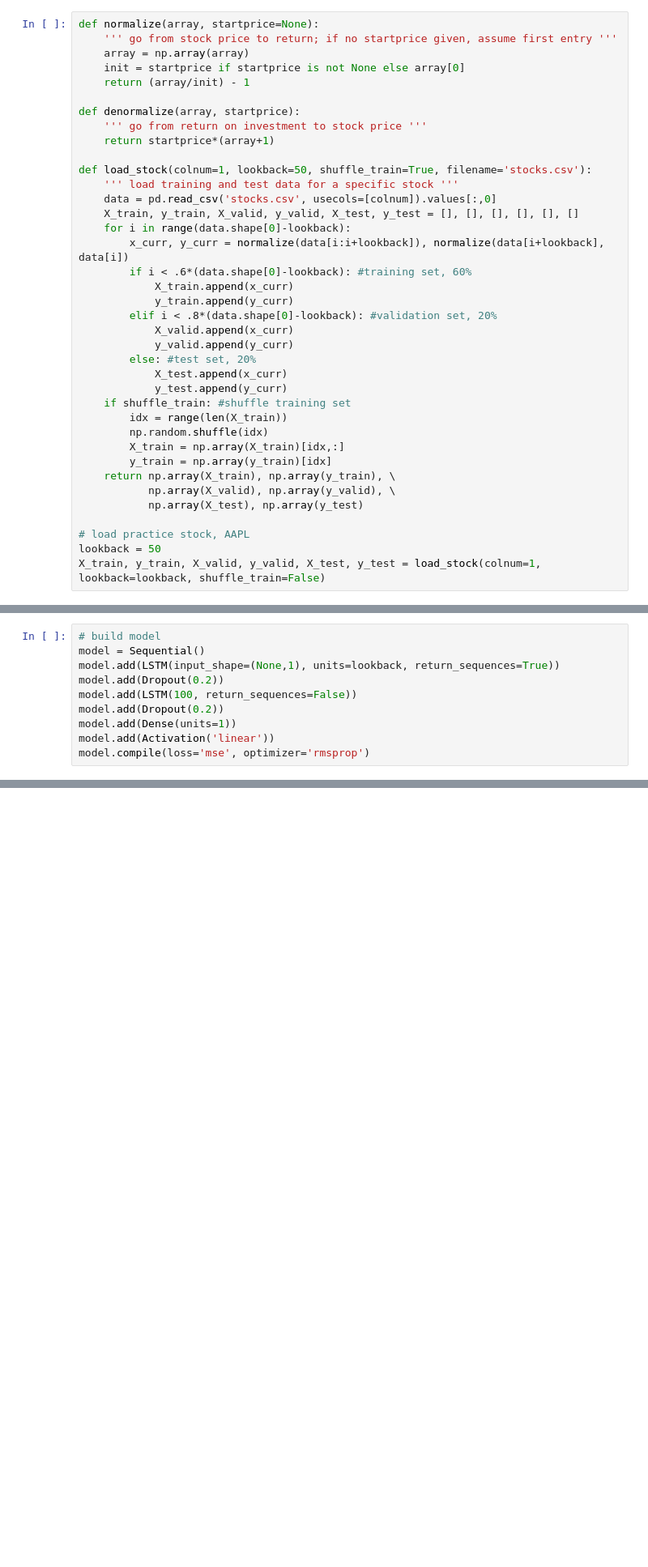
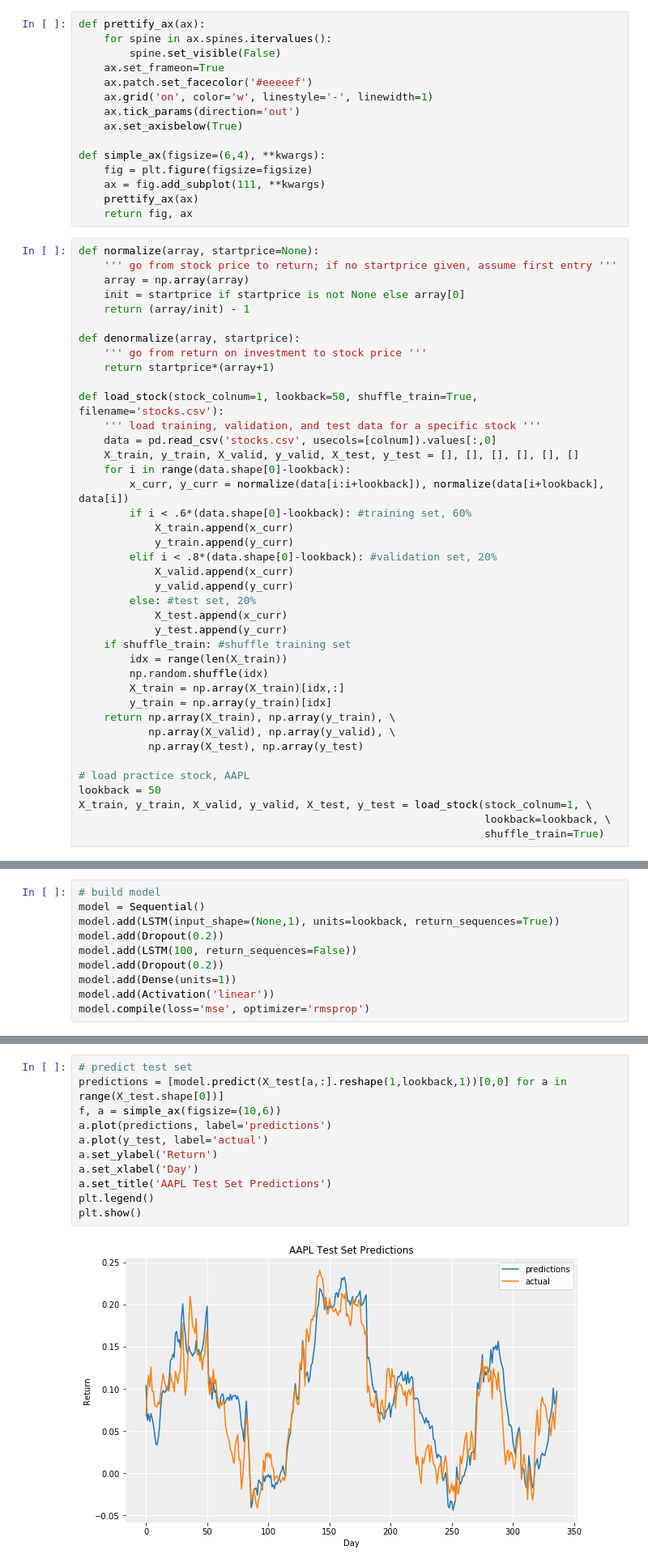
Before and after one commit to munozalexander/Stock-Prediction, a Jupyter notebook: Stock_Prediction.ipynb, the cells around one changed output, grey strips where cells are left out. Shown at 81% size. Drawn from its saved outputs; the diff is of its cells as text; blank space fills up the shorter version.

Commit message:
practice stock (AAPL) training and prediction done

```diff
--- a/Stock_Prediction.ipynb
+++ b/Stock_Prediction.ipynb
@@ -17,3 +9,18 @@ normalize(4, 1)
+# %%
+def prettify_ax(ax):
+    for spine in ax.spines.itervalues():
+        spine.set_visible(False)
+    ax.set_frameon=True
+    ax.patch.set_facecolor('#eeeeef')
+    ax.grid('on', color='w', linestyle='-', linewidth=1)
+    ax.tick_params(direction='out')
+    ax.set_axisbelow(True)
+
+def simple_ax(figsize=(6,4), **kwargs):
+    fig = plt.figure(figsize=figsize)
+    ax = fig.add_subplot(111, **kwargs)
+    prettify_ax(ax)
+    return fig, ax
 # %%
 def normalize(array, startprice=None):
     ''' go from stock price to return; if no startprice given, assume first entry '''
@@ -25,8 +32,8 @@ def denormalize(array, startprice):
     ''' go from return on investment to stock price '''
     return startprice*(array+1)
 
-def load_stock(colnum=1, lookback=50, shuffle_train=True, filename='stocks.csv'):
-    ''' load training and test data for a specific stock '''
+def load_stock(stock_colnum=1, lookback=50, shuffle_train=True, filename='stocks.csv'):
+    ''' load training, validation, and test data for a specific stock '''
     data = pd.read_csv('stocks.csv', usecols=[colnum]).values[:,0]
     X_train, y_train, X_valid, y_valid, X_test, y_test = [], [], [], [], [], []
     for i in range(data.shape[0]-lookback):
@@ -51,4 +58,6 @@ def load_stock(colnum=1, lookback=50, shuffle_train=True, filename='stocks.csv')
 
 # load practice stock, AAPL
 lookback = 50
-X_train, y_train, X_valid, y_valid, X_test, y_test = load_stock(colnum=1, lookback=lookback, shuffle_train=False)
+X_train, y_train, X_valid, y_valid, X_test, y_test = load_stock(stock_colnum=1, \
+                                                                lookback=lookback, \
+                                                                shuffle_train=True)
@@ -117 +100,14 @@ Epoch 10/10
 <keras.callbacks.History at 0x...>
+# %%
+# predict test set
+predictions = [model.predict(X_test[a,:].reshape(1,lookback,1))[0,0] for a in range(X_test.shape[0])]
+f, a = simple_ax(figsize=(10,6))
+a.plot(predictions, label='predictions')
+a.plot(y_test, label='actual')
+a.set_ylabel('Return')
+a.set_xlabel('Day')
+a.set_title('AAPL Test Set Predictions')
+plt.legend()
+plt.show()
+# %% [output]
+[figure, added]
```
Also changed, not shown: parts of 6 cells of this notebook.
